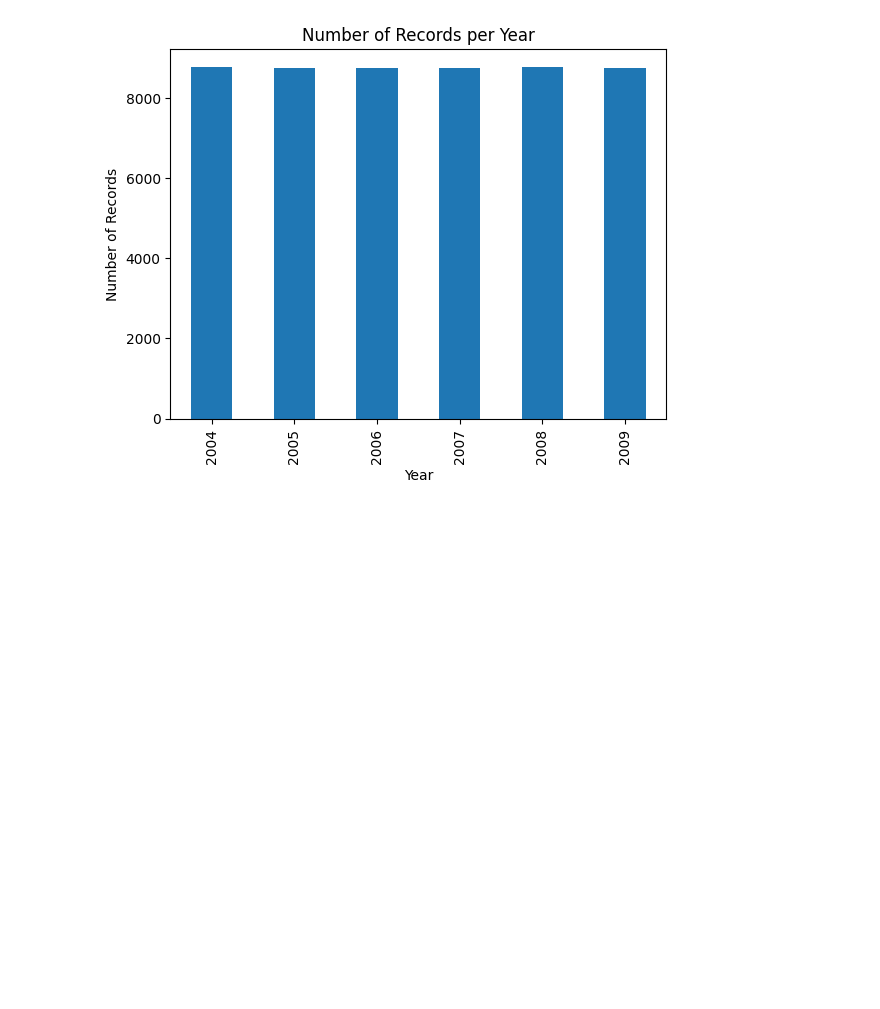
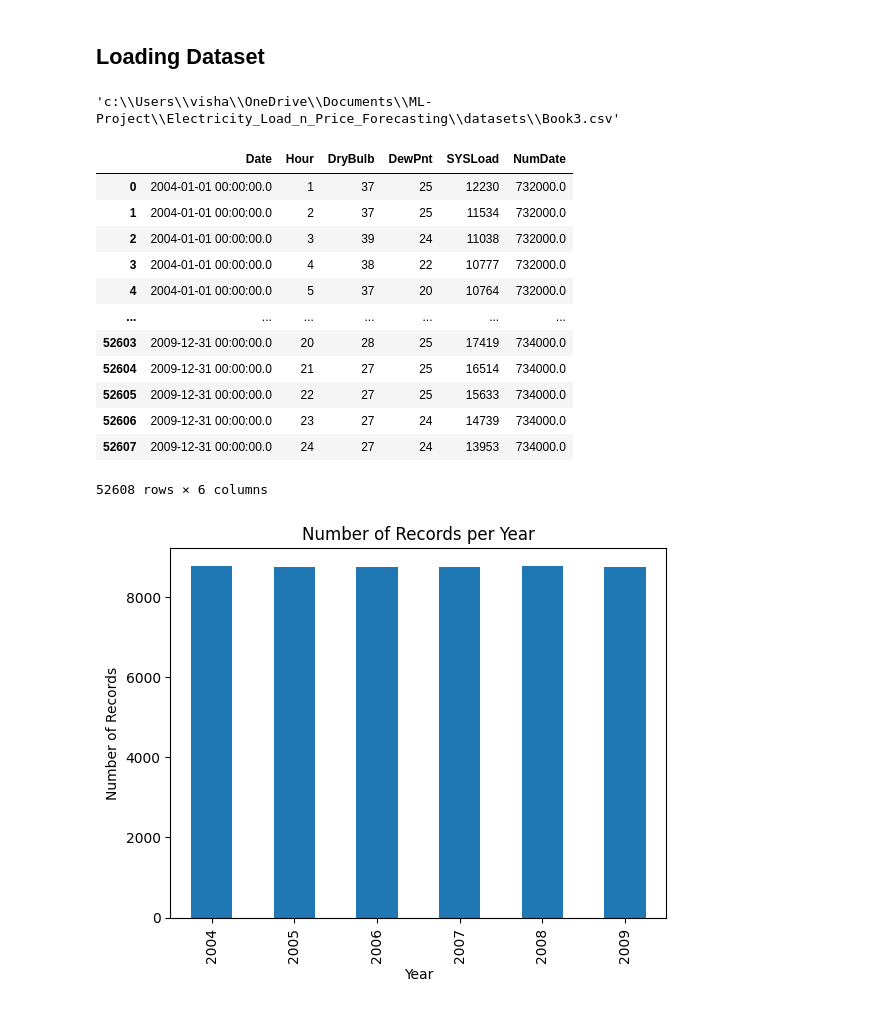
Before and after one commit to BrainsCorp/Electricity_Load_n_Price_Forecasting, a Jupyter notebook: notebooks/RFR.ipynb, the cells around one changed output. Drawn from its saved outputs; the diff is of its cells as text; code cells hidden in the pictures; blank space fills up the shorter version.

```diff
--- a/notebooks/RFR.ipynb
+++ b/notebooks/RFR.ipynb
@@ -46,3 +29,44 @@ display(data)
+# %% [markdown]
+## Loading Dataset
+# %%
+import os
+
+def get_dataset_file_path(file_name):
+    # Get current working directory
+    cwd = os.getcwd()
+
+    # Construct relative path to the dataset
+    relative_path = os.path.join(cwd, "..", "datasets", file_name)
+
+    # Convert to absolute path
+    absolute_path = os.path.abspath(relative_path)
+
+    return absolute_path
+
+# Example usage
+file_name = "Book3.csv"
+get_dataset_file_path(file_name)
+# %% [output]
+'c:\\Users\\visha\\OneDrive\\Documents\\ML-Project\\Electricity_Load_n_Price_Forecasting\\datasets\\Book3.csv'
+# %%
+file_name = "Book3.csv"
+file_path = get_dataset_file_path(file_name)
+data = pd.read_csv(file_path)
+display(data)
+# %% [output]
+|  | Date | Hour | DryBulb | DewPnt | SYSLoad | NumDate |
+| 0 | 2004-01-01 00:00:00.0 | 1 | 37 | 25 | 12230 | 732000.0 |
+| 1 | 2004-01-01 00:00:00.0 | 2 | 37 | 25 | 11534 | 732000.0 |
+| 2 | 2004-01-01 00:00:00.0 | 3 | 39 | 24 | 11038 | 732000.0 |
+| 3 | 2004-01-01 00:00:00.0 | 4 | 38 | 22 | 10777 | 732000.0 |
+| 4 | 2004-01-01 00:00:00.0 | 5 | 37 | 20 | 10764 | 732000.0 |
+| ... | ... | ... | ... | ... | ... | ... |
+| 52603 | 2009-12-31 00:00:00.0 | 20 | 28 | 25 | 17419 | 734000.0 |
+| 52604 | 2009-12-31 00:00:00.0 | 21 | 27 | 25 | 16514 | 734000.0 |
+| 52605 | 2009-12-31 00:00:00.0 | 22 | 27 | 25 | 15633 | 734000.0 |
+| 52606 | 2009-12-31 00:00:00.0 | 23 | 27 | 24 | 14739 | 734000.0 |
+| 52607 | 2009-12-31 00:00:00.0 | 24 | 27 | 24 | 13953 | 734000.0 |
+52608 rows × 6 columns
 # %%
 import matplotlib.pyplot as plt
 
```
Also changed, not shown: parts of 21 cells of this notebook, 5 other files.
